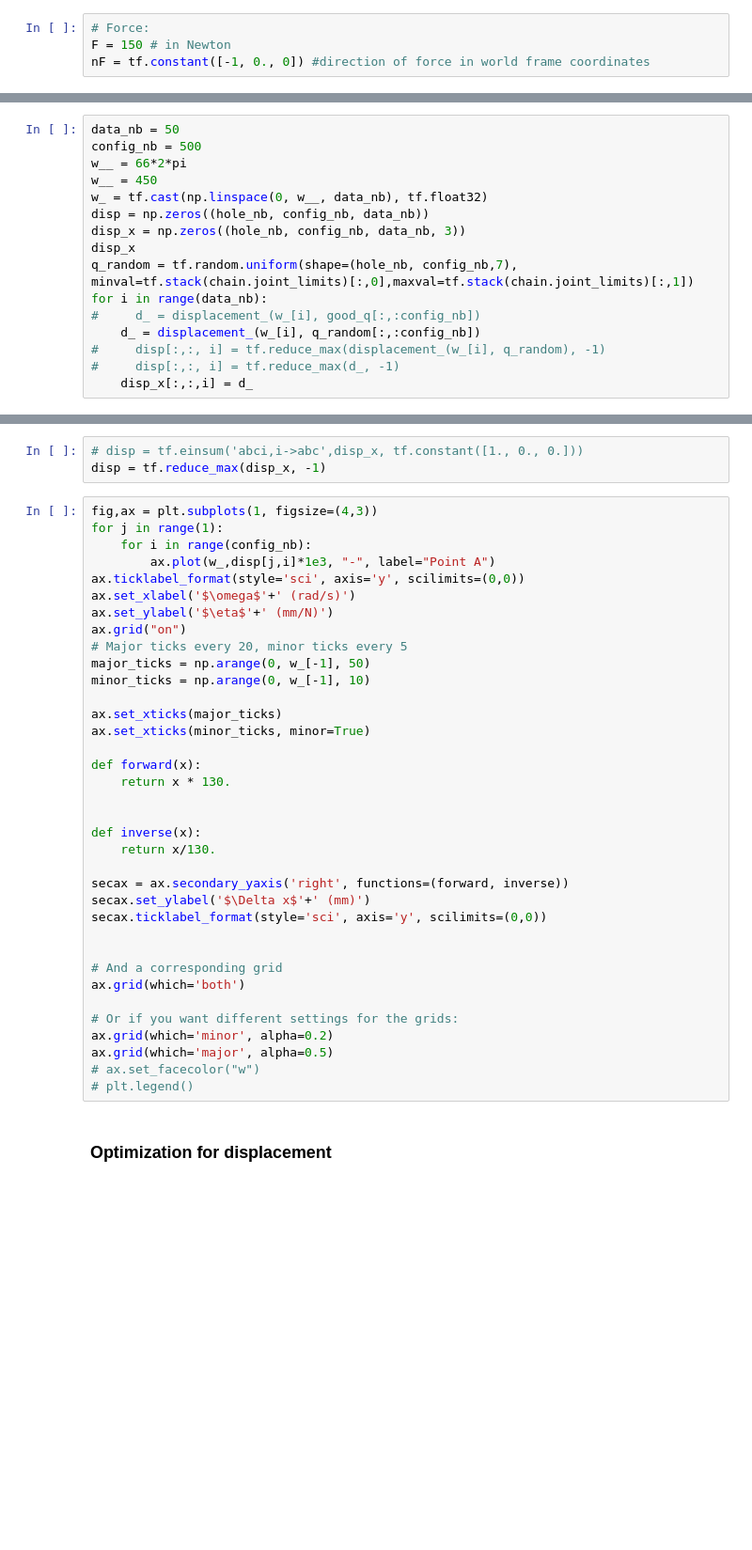
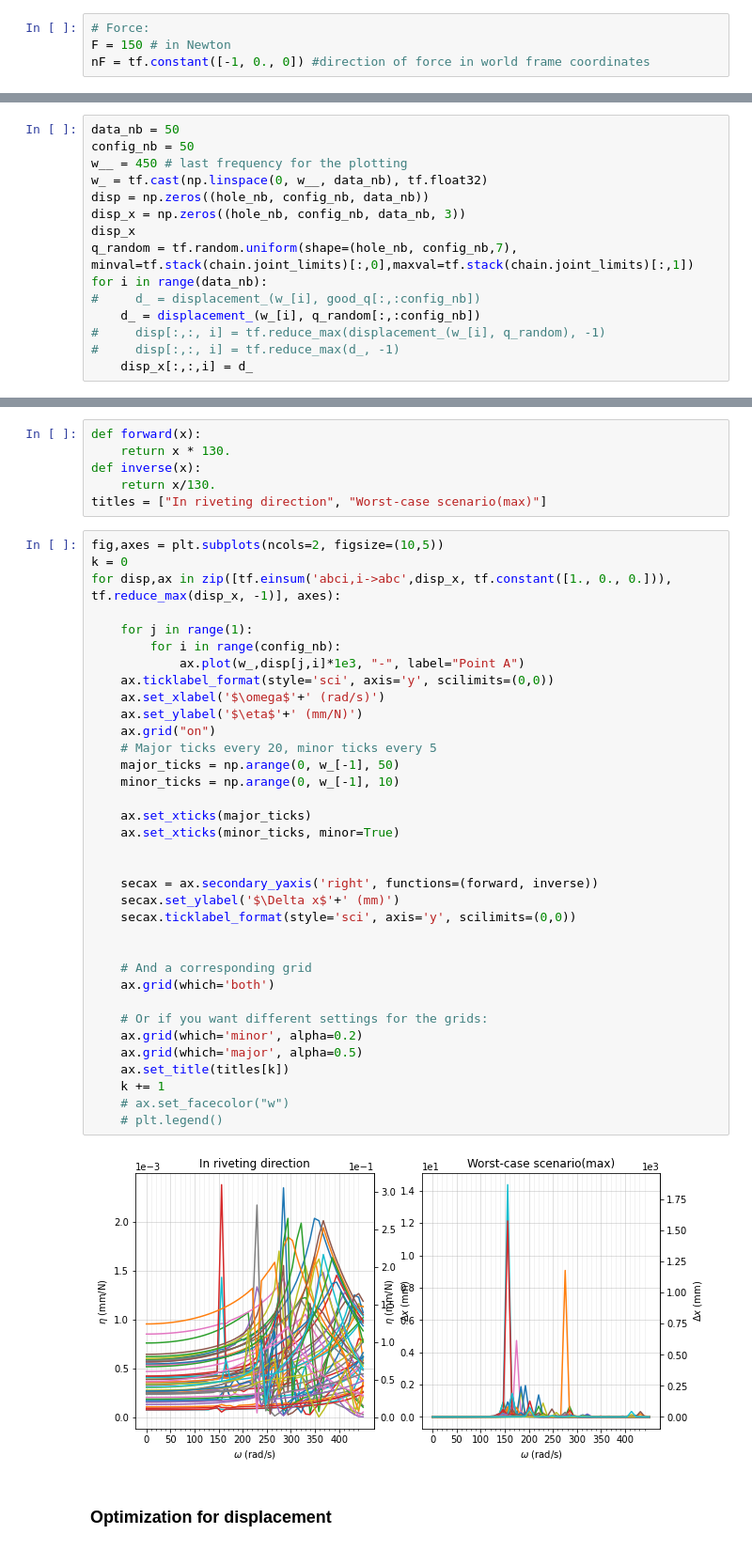
Before and after one commit to hgirgin/ram2020vibration, a Jupyter notebook: Vibration Analysis.ipynb, the cells around one changed output, grey strips where cells are left out. Shown: that part at 94% size. Drawn from its saved outputs; the diff is of its cells as text; blank space fills up the shorter version.

```diff
--- a/Vibration Analysis.ipynb
+++ b/Vibration Analysis.ipynb
@@ -396,8 +487,7 @@ good_q.shape
 # %%
 data_nb = 50
-config_nb = 500
-w__ = 66*2*pi
-w__ = 450
+config_nb = 50
+w__ = 450 # last frequency for the plotting
 w_ = tf.cast(np.linspace(0, w__, data_nb), tf.float32)
 disp = np.zeros((hole_nb, config_nb, data_nb))
 disp_x = np.zeros((hole_nb, config_nb, data_nb, 3))
@@ -412,41 +505,45 @@ for i in range(data_nb):
-# %%
-# disp = tf.einsum('abci,i->abc',disp_x, tf.constant([1., 0., 0.]))
-disp = tf.reduce_max(disp_x, -1)
+# %%
+def forward(x):
+    return x * 130.
+def inverse(x):
+    return x/130.
+titles = ["In riveting direction", "Worst-case scenario(max)"]
 # %%
-fig,ax = plt.subplots(1, figsize=(4,3))
-for j in range(1):
-    for i in range(config_nb):
-        ax.plot(w_,disp[j,i]*1e3, "-", label="Point A")
-ax.ticklabel_format(style='sci', axis='y', scilimits=(0,0))
-ax.set_xlabel('$\omega$'+' (rad/s)')
-ax.set_ylabel('$\eta$'+' (mm/N)')
-ax.grid("on")
-# Major ticks every 20, minor ticks every 5
-major_ticks = np.arange(0, w_[-1], 50)
-minor_ticks = np.arange(0, w_[-1], 10)
+fig,axes = plt.subplots(ncols=2, figsize=(10,5))
+k = 0
+for disp,ax in zip([tf.einsum('abci,i->abc',disp_x, tf.constant([1., 0., 0.])), tf.reduce_max(disp_x, -1)], axes):
 
-ax.set_xticks(major_ticks)
-ax.set_xticks(minor_ticks, minor=True)
+    for j in range(1):
+        for i in range(config_nb):
+            ax.plot(w_,disp[j,i]*1e3, "-", label="Point A")
+    ax.ticklabel_format(style='sci', axis='y', scilimits=(0,0))
+    ax.set_xlabel('$\omega$'+' (rad/s)')
+    ax.set_ylabel('$\eta$'+' (mm/N)')
+    ax.grid("on")
+    # Major ticks every 20, minor ticks every 5
+    major_ticks = np.arange(0, w_[-1], 50)
+    minor_ticks = np.arange(0, w_[-1], 10)
 
-def forward(x):
-    return x * 130.
+    ax.set_xticks(major_ticks)
+    ax.set_xticks(minor_ticks, minor=True)
 
 
-def inverse(x):
-    return x/130.
-
-secax = ax.secondary_yaxis('right', functions=(forward, inverse))
-secax.set_ylabel('$\Delta x$'+' (mm)')
-secax.ticklabel_format(style='sci', axis='y', scilimits=(0,0))
+    secax = ax.secondary_yaxis('right', functions=(forward, inverse))
+    secax.set_ylabel('$\Delta x$'+' (mm)')
+    secax.ticklabel_format(style='sci', axis='y', scilimits=(0,0))
 
 
-# And a corresponding grid
-ax.grid(which='both')
+    # And a corresponding grid
+    ax.grid(which='both')
 
-# Or if you want different settings for the grids:
-ax.grid(which='minor', alpha=0.2)
-ax.grid(which='major', alpha=0.5)
-# ax.set_facecolor("w")
-# plt.legend()
+    # Or if you want different settings for the grids:
+    ax.grid(which='minor', alpha=0.2)
+    ax.grid(which='major', alpha=0.5)
+    ax.set_title(titles[k])
+    k += 1
+    # ax.set_facecolor("w")
+    # plt.legend()
+# %% [output]
+[figure, added]
 # %% [markdown]
 ### Optimization for displacement
```
Also changed, not shown: parts of 28 cells of this notebook.
